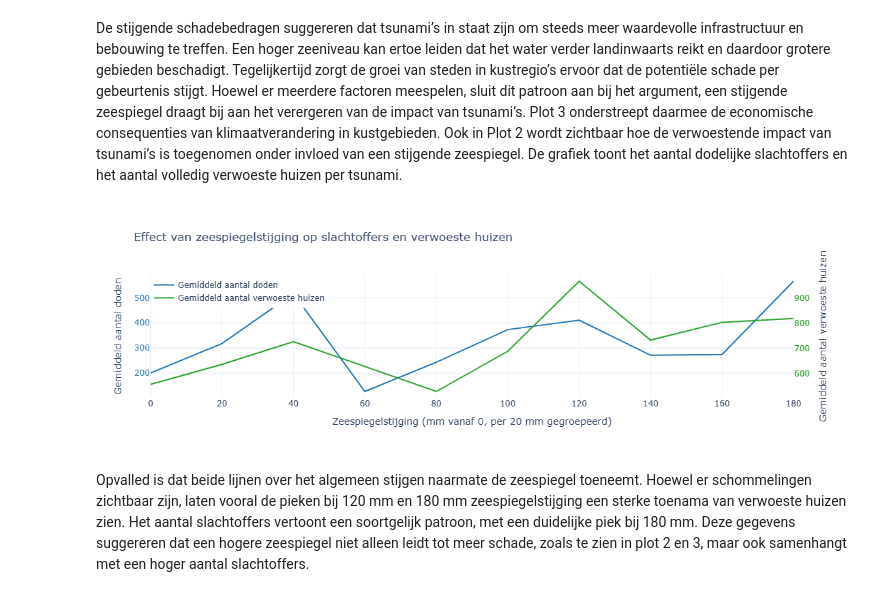
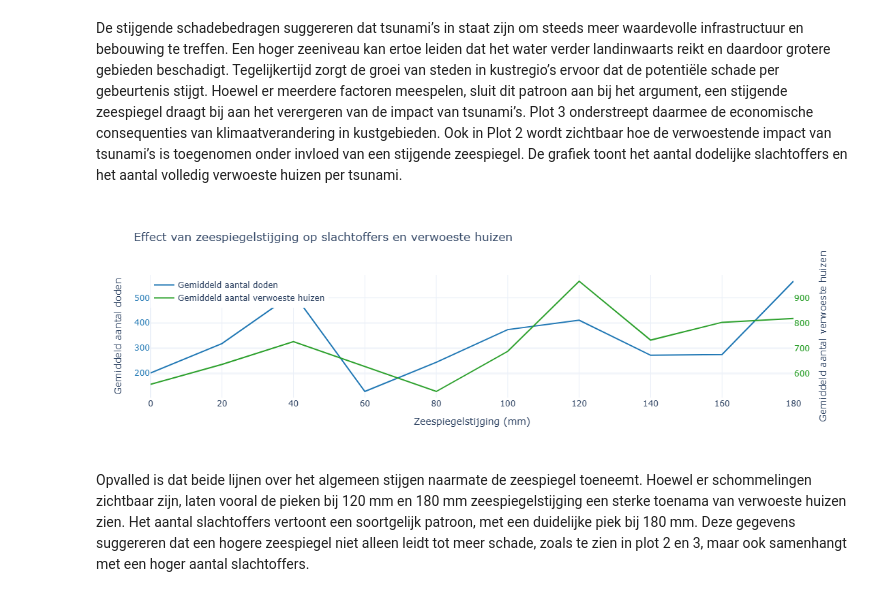
Before and after one commit to roosz/informatievisualisatie, a Jupyter notebook: _build/jupyter_execute/docs/voorindatasory.ipynb, the cells around one changed output. Drawn from its saved outputs; the diff is of its cells as text; code cells hidden in the pictures.

```diff
--- a/_build/jupyter_execute/docs/voorindatasory.ipynb
+++ b/_build/jupyter_execute/docs/voorindatasory.ipynb
@@ -587,35 +587,35 @@ fig.add_trace(go.Scatter(
     line=dict(color="#2ca02c"),
     yaxis="y2",
     hovertemplate=(
         "%{y:.0f}<br>" +
         "Zeespiegelstijging: %{x:.0f} mm<br>" +
         "Gemiddeld jaar: %{customdata[0]:.0f}"
     ),
     customdata=grouped[["Year"]].values
 ))
 
 
 fig.update_layout(
     title="Effect van zeespiegelstijging op slachtoffers en verwoeste huizen",
-    xaxis=dict(title="Zeespiegelstijging (mm vanaf 0, per 20 mm gegroepeerd)"),
+    xaxis=dict(title="Zeespiegelstijging (mm)"),
     yaxis=dict(
         title="Gemiddeld aantal doden",
         tickfont=dict(color="#1f77b4")
     ),
     yaxis2=dict(
         title="Gemiddeld aantal verwoeste huizen",
         tickfont=dict(color="#2ca02c"),
         overlaying="y",
         side="right"
     ),
     legend=dict(x=0.00, y=1.),
     template="plotly_white",
     hovermode="x unified"
 )
 
 fig.show()
 # %% [output]
-[figure, old version]
+[figure, new version]
 # %% [markdown]
 Opvalled is dat beide lijnen over het algemeen stijgen naarmate de zeespiegel toeneemt. Hoewel er schommelingen zichtbaar zijn, laten vooral de pieken bij 120 mm en 180 mm zeespiegelstijging een sterke toenama van verwoeste huizen zien. Het aantal slachtoffers vertoont een soortgelijk patroon, met een duidelijke piek bij 180 mm.
 Deze gegevens suggereren dat een hogere zeespiegel niet alleen leidt tot meer schade, zoals te zien in plot 2 en 3, maar ook samenhangt met een hoger aantal slachtoffers.
```
Also changed, not shown: parts of 6 cells of this notebook, 10 other files.
